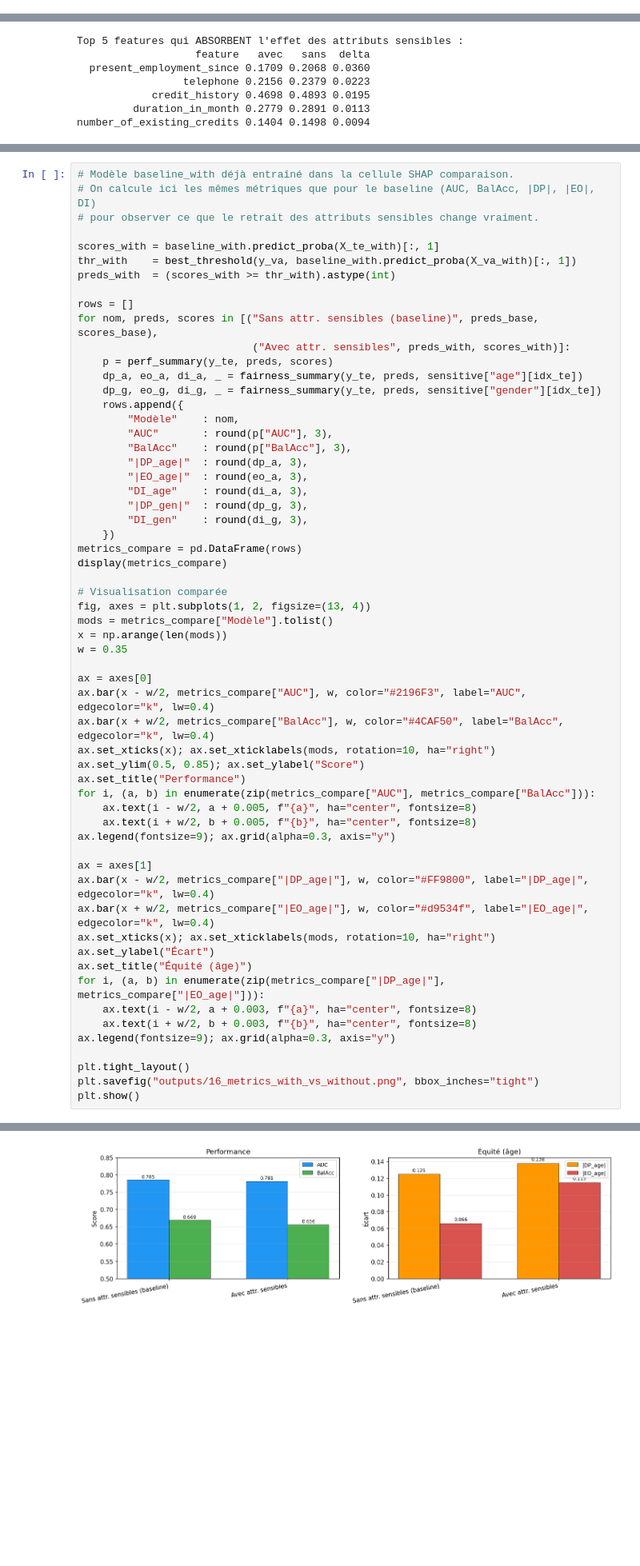
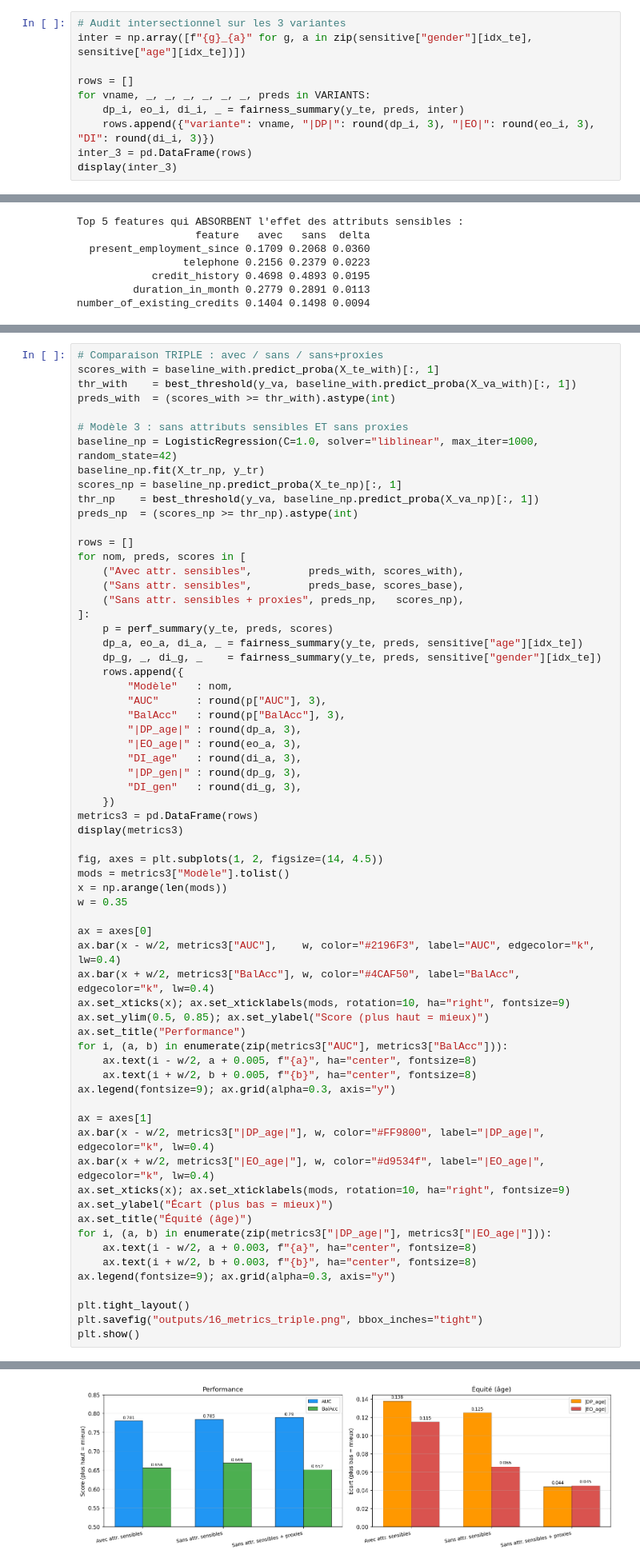
Before and after one commit to YiZeems/fairness-project-german-credit, a Jupyter notebook: julien/responsiveAI-german-credit_rendu.ipynb, the cells around one changed output, grey strips where cells are left out. Shown at 80% size. Saved outputs shown, nothing was run; the diff lists cells and outputs as text; blank space fills up the shorter version.

```diff
--- a/julien/responsiveAI-german-credit_rendu.ipynb
+++ b/julien/responsiveAI-german-credit_rendu.ipynb
@@ -670,3 +873,13 @@ plt.show()
 |EO gap|              = 0.2222
 Disparate Impact (DI) = 0.5921 <-- < 0.8 = règle 80% violée
 [figure]
+# %%
+# Audit intersectionnel sur les 3 variantes
+inter = np.array([f"{g}_{a}" for g, a in zip(sensitive["gender"][idx_te], sensitive["age"][idx_te])])
+
+rows = []
+for vname, _, _, _, _, _, _, preds in VARIANTS:
+    dp_i, eo_i, di_i, _ = fairness_summary(y_te, preds, inter)
+    rows.append({"variante": vname, "|DP|": round(dp_i, 3), "|EO|": round(eo_i, 3), "DI": round(di_i, 3)})
+inter_3 = pd.DataFrame(rows)
+display(inter_3)
@@ -1171,61 +1531,67 @@ Utilité : mesurer ce que le retrait change réellement sur les métriques de pe
 # %%
-# Modèle baseline_with déjà entraîné dans la cellule SHAP comparaison.
-# On calcule ici les mêmes métriques que pour le baseline (AUC, BalAcc, |DP|, |EO|, DI)
-# pour observer ce que le retrait des attributs sensibles change vraiment.
-
+# Comparaison TRIPLE : avec / sans / sans+proxies
 scores_with = baseline_with.predict_proba(X_te_with)[:, 1]
 thr_with    = best_threshold(y_va, baseline_with.predict_proba(X_va_with)[:, 1])
 preds_with  = (scores_with >= thr_with).astype(int)
 
+# Modèle 3 : sans attributs sensibles ET sans proxies
+baseline_np = LogisticRegression(C=1.0, solver="liblinear", max_iter=1000, random_state=42)
+baseline_np.fit(X_tr_np, y_tr)
+scores_np = baseline_np.predict_proba(X_te_np)[:, 1]
+thr_np    = best_threshold(y_va, baseline_np.predict_proba(X_va_np)[:, 1])
+preds_np  = (scores_np >= thr_np).astype(int)
+
 rows = []
-for nom, preds, scores in [("Sans attr. sensibles (baseline)", preds_base, scores_base),
-                            ("Avec attr. sensibles", preds_with, scores_with)]:
+for nom, preds, scores in [
+    ("Avec attr. sensibles",         preds_with, scores_with),
+    ("Sans attr. sensibles",         preds_base, scores_base),
+    ("Sans attr. sensibles + proxies", preds_np,   scores_np),
+]:
     p = perf_summary(y_te, preds, scores)
     dp_a, eo_a, di_a, _ = fairness_summary(y_te, preds, sensitive["age"][idx_te])
-    dp_g, eo_g, di_g, _ = fairness_summary(y_te, preds, sensitive["gender"][idx_te])
+    dp_g, _, di_g, _    = fairness_summary(y_te, preds, sensitive["gender"][idx_te])
     rows.append({
-        "Modèle"    : nom,
-        "AUC"       : round(p["AUC"], 3),
-        "BalAcc"    : round(p["BalAcc"], 3),
-        "|DP_age|"  : round(dp_a, 3),
-        "|EO_age|"  : round(eo_a, 3),
-        "DI_age"    : round(di_a, 3),
-        "|DP_gen|"  : round(dp_g, 3),
-        "DI_gen"    : round(di_g, 3),
+        "Modèle"   : nom,
+        "AUC"      : round(p["AUC"], 3),
+        "BalAcc"   : round(p["BalAcc"], 3),
+        "|DP_age|" : round(dp_a, 3),
+        "|EO_age|" : round(eo_a, 3),
+        "DI_age"   : round(di_a, 3),
+        "|DP_gen|" : round(dp_g, 3),
+        "DI_gen"   : round(di_g, 3),
     })
-metrics_compare = pd.DataFrame(rows)
-display(metrics_compare)
+metrics3 = pd.DataFrame(rows)
+display(metrics3)
 
-# Visualisation comparée
-fig, axes = plt.subplots(1, 2, figsize=(13, 4))
-mods = metrics_compare["Modèle"].tolist()
+fig, axes = plt.subplots(1, 2, figsize=(14, 4.5))
+mods = metrics3["Modèle"].tolist()
 x = np.arange(len(mods))
 w = 0.35
 
 ax = axes[0]
-ax.bar(x - w/2, metrics_compare["AUC"], w, color="#2196F3", label="AUC", edgecolor="k", lw=0.4)
-ax.bar(x + w/2, metrics_compare["BalAcc"], w, color="#4CAF50", label="BalAcc", edgecolor="k", lw=0.4)
-ax.set_xticks(x); ax.set_xticklabels(mods, rotation=10, ha="right")
-ax.set_ylim(0.5, 0.85); ax.set_ylabel("Score")
+ax.bar(x - w/2, metrics3["AUC"],    w, color="#2196F3", label="AUC", edgecolor="k", lw=0.4)
+ax.bar(x + w/2, metrics3["BalAcc"], w, color="#4CAF50", label="BalAcc", edgecolor="k", lw=0.4)
+ax.set_xticks(x); ax.set_xticklabels(mods, rotation=10, ha="right", fontsize=9)
+ax.set_ylim(0.5, 0.85); ax.set_ylabel("Score (plus haut = mieux)")
 ax.set_title("Performance")
-for i, (a, b) in enumerate(zip(metrics_compare["AUC"], metrics_compare["BalAcc"])):
+for i, (a, b) in enumerate(zip(metrics3["AUC"], metrics3["BalAcc"])):
     ax.text(i - w/2, a + 0.005, f"{a}", ha="center", fontsize=8)
     ax.text(i + w/2, b + 0.005, f"{b}", ha="center", fontsize=8)
 ax.legend(fontsize=9); ax.grid(alpha=0.3, axis="y")
 
 ax = axes[1]
-ax.bar(x - w/2, metrics_compare["|DP_age|"], w, color="#FF9800", label="|DP_age|", edgecolor="k", lw=0.4)
-ax.bar(x + w/2, metrics_compare["|EO_age|"], w, color="#d9534f", label="|EO_age|", edgecolor="k", lw=0.4)
-ax.set_xticks(x); ax.set_xticklabels(mods, rotation=10, ha="right")
-ax.set_ylabel("Écart")
+ax.bar(x - w/2, metrics3["|DP_age|"], w, color="#FF9800", label="|DP_age|", edgecolor="k", lw=0.4)
+ax.bar(x + w/2, metrics3["|EO_age|"], w, color="#d9534f", label="|EO_age|", edgecolor="k", lw=0.4)
+ax.set_xticks(x); ax.set_xticklabels(mods, rotation=10, ha="right", fontsize=9)
+ax.set_ylabel("Écart (plus bas = mieux)")
 ax.set_title("Équité (âge)")
-for i, (a, b) in enumerate(zip(metrics_compare["|DP_age|"], metrics_compare["|EO_age|"])):
+for i, (a, b) in enumerate(zip(metrics3["|DP_age|"], metrics3["|EO_age|"])):
     ax.text(i - w/2, a + 0.003, f"{a}", ha="center", fontsize=8)
     ax.text(i + w/2, b + 0.003, f"{b}", ha="center", fontsize=8)
 ax.legend(fontsize=9); ax.grid(alpha=0.3, axis="y")
 
 plt.tight_layout()
-plt.savefig("outputs/16_metrics_with_vs_without.png", bbox_inches="tight")
+plt.savefig("outputs/16_metrics_triple.png", bbox_inches="tight")
 plt.show()
 # %% [output]
 |  | Modèle | AUC | BalAcc | |DP_age| | |EO_age| | DI_age | |DP_gen| | DI_gen |
@@ -1234,2 +1601,2 @@ plt.show()
-[figure, old version]
+[figure, new version]
 # %% [markdown]
```
Also changed, not shown: parts of 76 cells of this notebook, 2 other files.
